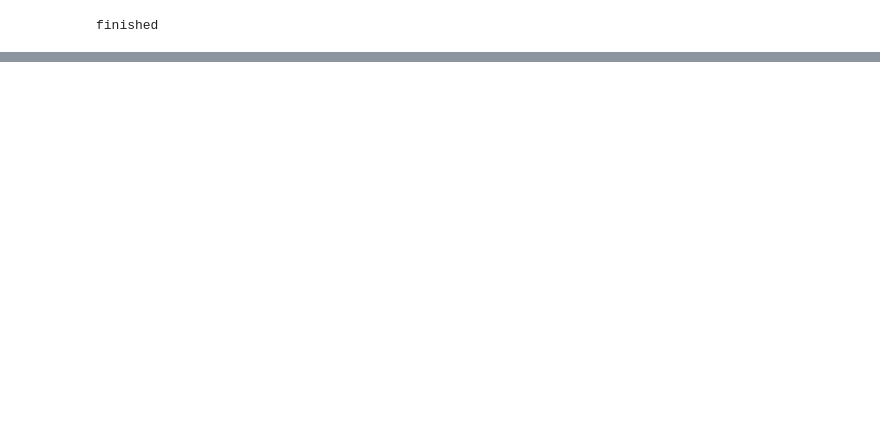
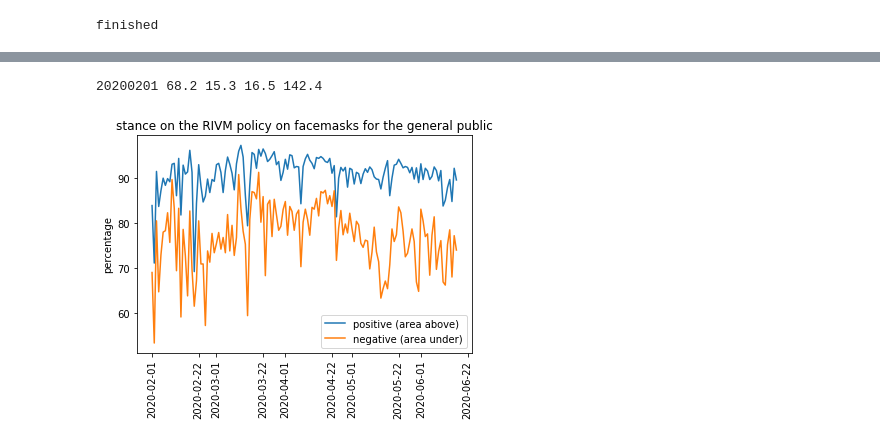
Before and after one commit to puregome/notebooks, a Jupyter notebook: fasttext.ipynb, the cells around one changed output, grey strips where cells are left out. Saved outputs shown, nothing was run; the diff lists cells and outputs as text; code cells hidden in the pictures; blank space fills up the shorter version.

Commit message:
processing unseen data

```diff
--- a/fasttext.ipynb
+++ b/fasttext.ipynb
@@ -124,0 +142,5 @@ Fasttext predicts 64% of the labels correctly without external dictionary and 66
+# %%
+predictedNumberOfLabels = 0
+for label in labelCountsGold:
+    predictedNumberOfLabels += multiplicationFactors[label]*labelCountsPredicted[label]
+print(predictedNumberOfLabels,sum(labelCountsGold.values()))
@@ -124,0 +155,11 @@ Fasttext predicts 64% of the labels correctly without external dictionary and 66
+# %%
+DATADIRECTORY = "/home/erikt/projects/puregome/data/text/"
+NEGATIVE = "__label__NEGATIVE"
+POSITIVE = "__label__POSITIVE"
+NEUTRAL = "__label__NEUTRAL"
+IRRELEVANT = "__label__IRRELEVANT"
+TEXT = "text"
+USER = "user"
+LARGEINT = 9999999999
+# %%
+results = {}
@@ -124,0 +192,32 @@ Fasttext predicts 64% of the labels correctly without external dictionary and 66
+# %%
+QUERY = "mondkapje"
+
+for month in "202002 202003 202004 202005 202006".split():
+    for day in range(1,32):
+        date = month+str(day).zfill(2)
+        try:
+            labels = classify(date,QUERY)
+            results[date] = labels
+            print(date,labels[NEGATIVE],labels[NEUTRAL],labels[POSITIVE],labels[IRRELEVANT])
+        except: pass
+# %% [output]
+20200201 68.2 15.3 16.5 142.4
+# %%
+import matplotlib.pyplot as plt
+
+DATEFORMAT = "%Y%m%d"
+
+results ={k:results[k] for k in sorted(results.keys())}
+plt.plot_date([datetime.datetime.strptime(k,DATEFORMAT) for k in results.keys()],\
+              [labels[NEGATIVE]+labels[NEUTRAL] for labels in results.values()],\
+              fmt="-",label="positive (area above)")
+plt.plot_date([datetime.datetime.strptime(k,DATEFORMAT) for k in results.keys()],\
+              [labels[NEGATIVE] for labels in results.values()],\
+              fmt="-",label="negative (area under)")
+plt.xticks(rotation="vertical")
+plt.legend()
+plt.title("stance on the RIVM policy on facemasks for the general public")
+plt.ylabel("percentage")
+plt.show()
+# %% [output]
+[figure, added]
```
Also changed, not shown: parts of 18 cells of this notebook.
